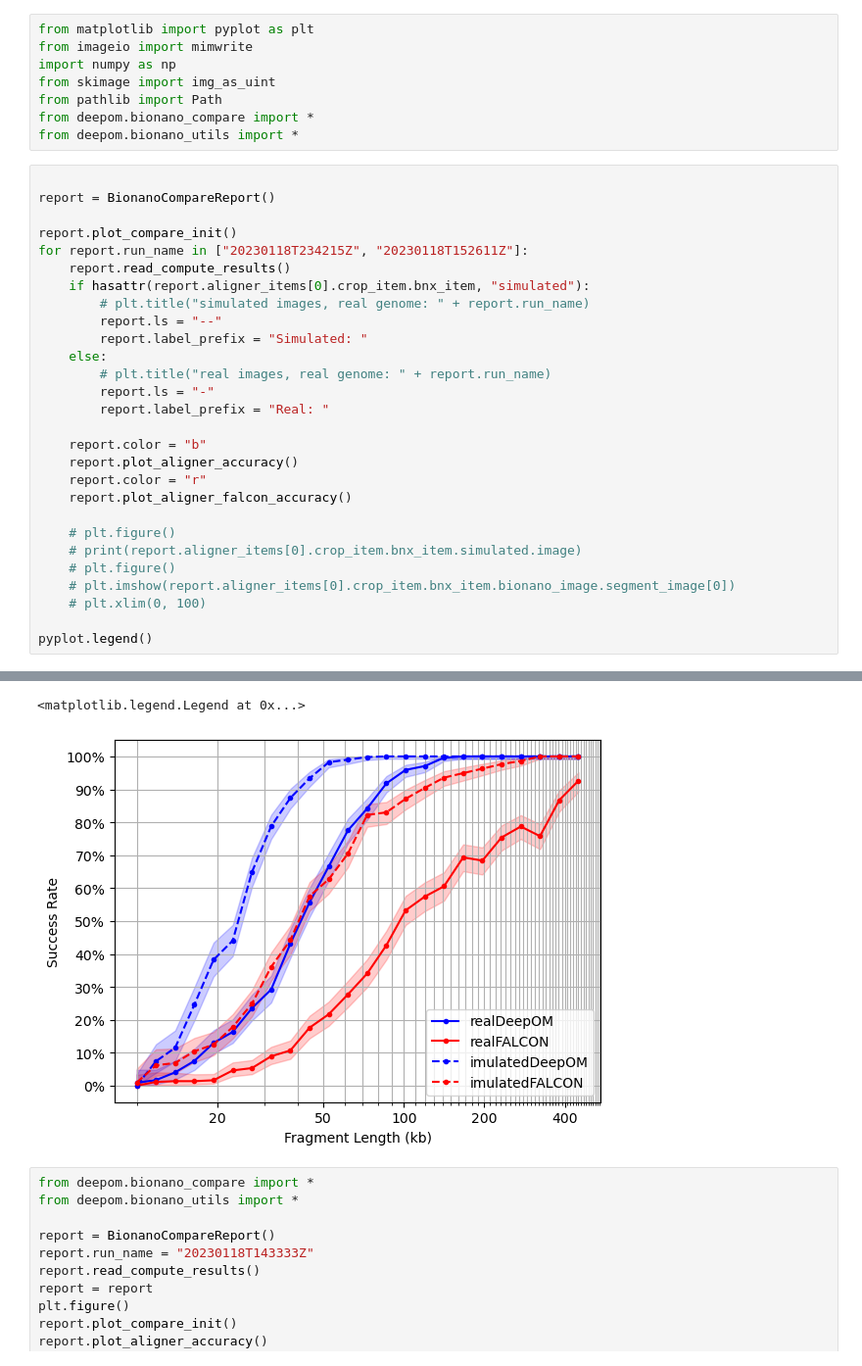
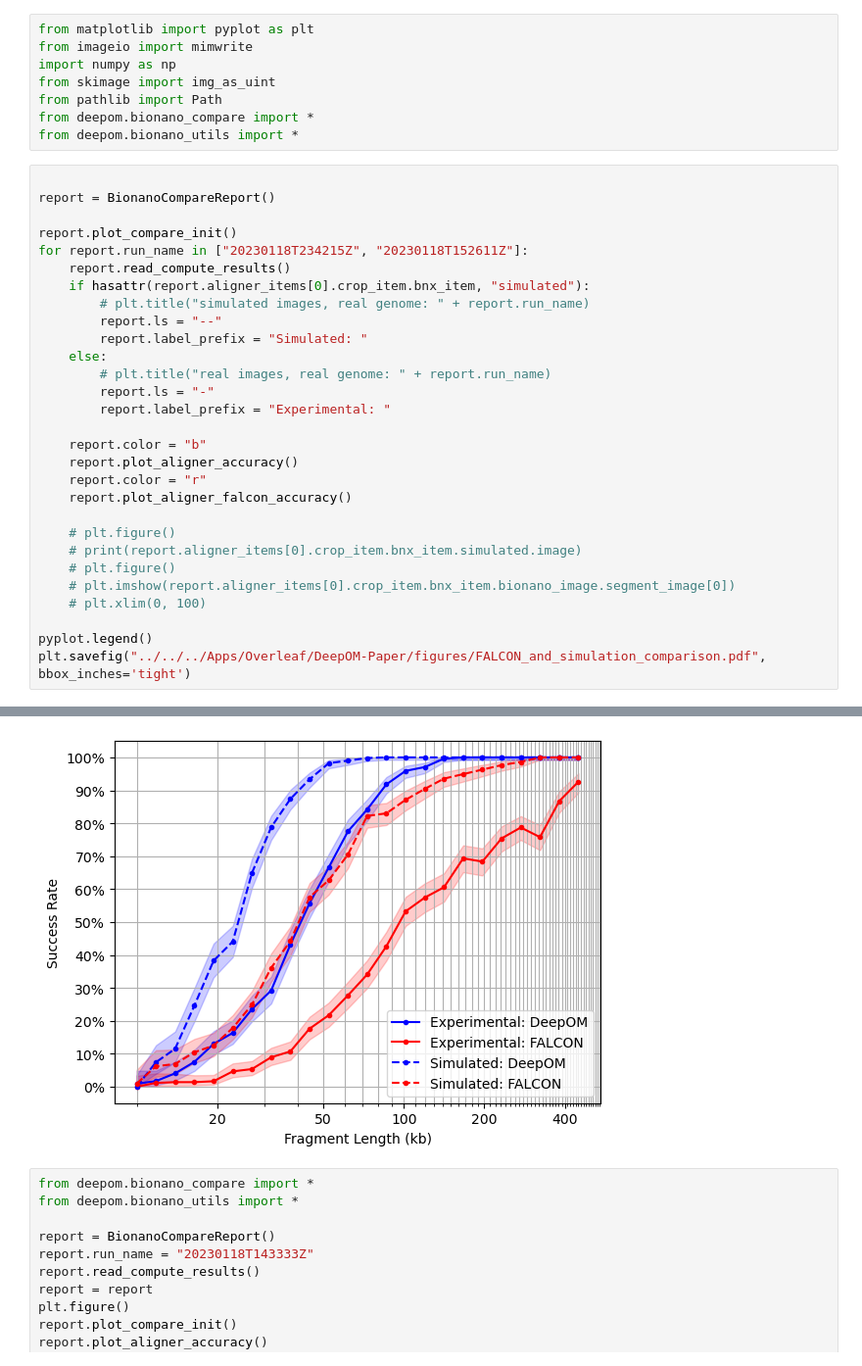
Before and after one commit to yevgenin/DeepOM, a Jupyter notebook: figures/falcon_compare.ipynb, the cells around one changed output, grey strips where cells are left out. Shown at 98% size. Drawn from its saved outputs; the diff is of its cells as text.

```diff
--- a/figures/falcon_compare.ipynb
+++ b/figures/falcon_compare.ipynb
@@ -23,7 +23,7 @@ for report.run_name in ["20230118T234215Z", "20230118T152611Z"]:
     else:
         # plt.title("real images, real genome: " + report.run_name)
         report.ls = "-"
-        report.label_prefix = "Real: "
+        report.label_prefix = "Experimental: "
 
     report.color = "b"
     report.plot_aligner_accuracy()
@@ -37,4 +37,5 @@ for report.run_name in ["20230118T234215Z", "20230118T152611Z"]:
     # plt.xlim(0, 100)
 
 pyplot.legend()
+plt.savefig("../../../Apps/Overleaf/DeepOM-Paper/figures/FALCON_and_simulation_comparison.pdf", bbox_inches='tight')
 # %% [output]
@@ -42,5 +43,4 @@ pyplot.legend()
-<matplotlib.legend.Legend at 0x...>
-[figure, old version]
+[figure, new version]
 # %%
 from deepom.bionano_compare import *
 from deepom.bionano_utils import *
```
Also changed, not shown: parts of 1 cell of this notebook, 6 other files.
